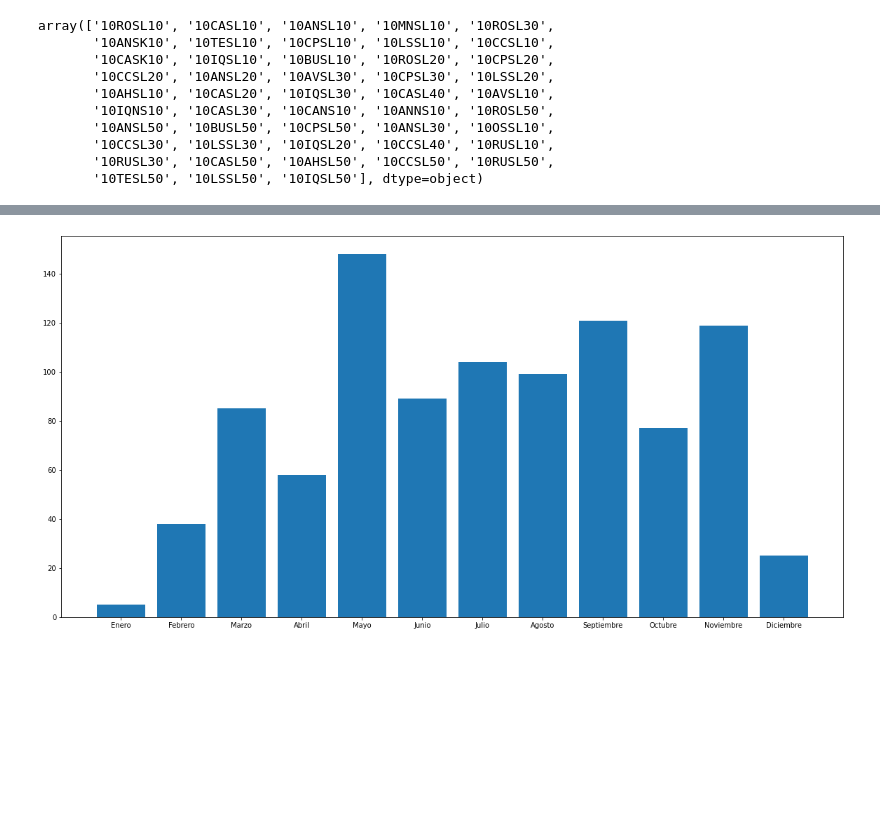
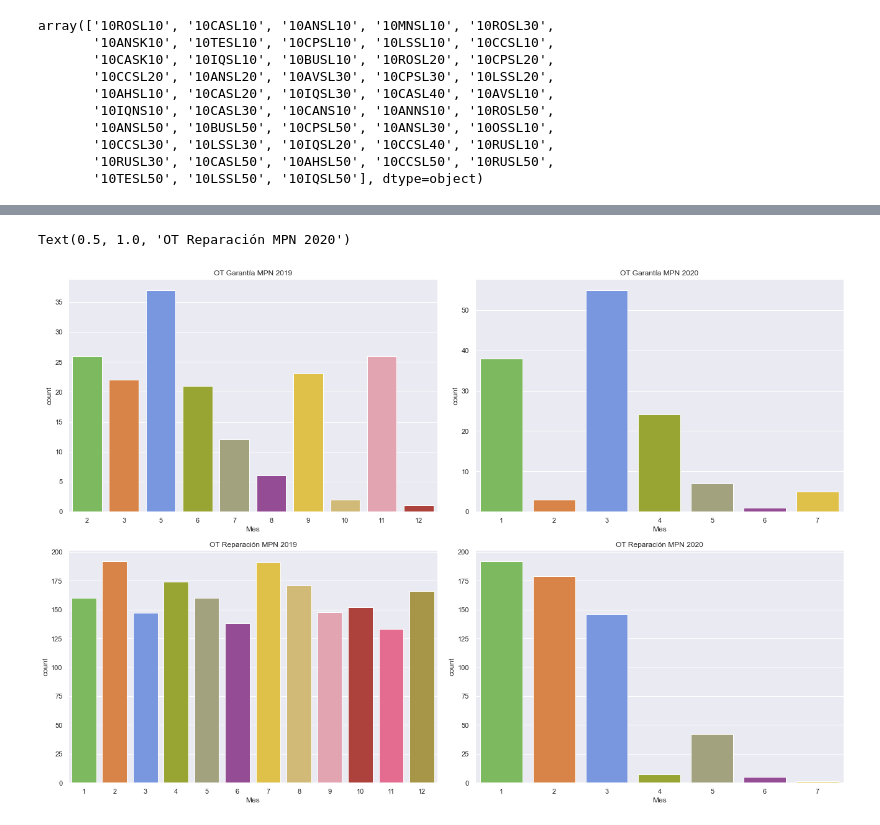
Before and after one commit to GabrielVergaraSchifferli/PROINN, a Jupyter notebook: SALFA.ipynb, the cells around one changed output, grey strips where cells are left out. Saved outputs shown, nothing was run; the diff lists cells and outputs as text; code cells hidden in the pictures; blank space fills up the shorter version.

```diff
--- a/SALFA.ipynb
+++ b/SALFA.ipynb
@@ -119,3 +210,32 @@ Rondizzoni_Reparacion = Suc_Rondizzoni.loc[Suc_Rondizzoni['Clase'] == 'Orden de
+# %%
+# Clasificacion por orden de sericio : 'Orden de Servicio Garantia Liviano' y 'Orden de Servicio Reparacion Liviano'
+MPN_Garantia = Suc_MPN.loc[Suc_MPN['Clase'] == 'Orden de Servicio Garantia Liviano']
+MPN_Reparacion = Suc_MPN.loc[Suc_MPN['Clase'] == 'Orden de Servicio Reparacion Liviano']
+
+
+MPNG19 = MPN_Garantia.loc[MPN_Garantia['Año'] == 2019]
+MPNG20 = MPN_Garantia.loc[MPN_Garantia['Año'] == 2020]
+
+MPNR19 = MPN_Reparacion.loc[MPN_Reparacion['Año'] == 2019]
+MPNR20 = MPN_Reparacion.loc[MPN_Reparacion['Año'] == 2020]
+
+sns.set(rc={'figure.figsize':(18,12)})
+
+fig3 = plt.figure(constrained_layout=True)
+spec3 = gridspec.GridSpec(ncols=2, nrows=2, figure=fig3)
+f3_ax1 = fig3.add_subplot(spec3[0, 0])
+f3_ax2 = fig3.add_subplot(spec3[0, 1])
+f3_ax3 = fig3.add_subplot(spec3[1, 0])
+f3_ax4 = fig3.add_subplot(spec3[1, 1])
+
+
+sns.countplot(x='Mes',data=MPNG19, palette=meses_colors, ax=f3_ax1).set_title("OT Garantía MPN 2019")
+sns.countplot(x='Mes',data=MPNG20, palette=meses_colors, ax=f3_ax2).set_title("OT Garantía MPN 2020")
+sns.countplot(x='Mes',data=MPNR19, palette=meses_colors, ax=f3_ax3).set_title("OT Reparación MPN 2019")
+sns.countplot(x='Mes',data=MPNR20, palette=meses_colors, ax=f3_ax4).set_title("OT Reparación MPN 2020")
+# %% [output]
+Text(0.5, 1.0, 'OT Reparación MPN 2020')
+[figure, added]
 # %%
 # Clasificacion por año  para rondizzoni
 
@@ -145,16 +265,3 @@ Meses = ['Enero', 'Febrero', 'Marzo', 'Abril',
 OTS = [len(RG19_1), len(RG19_2),len(RG19_3),len(RG19_4),
             len(RG19_5), len(RG19_6),len(RG19_7),len(RG19_8),
             len(RG19_9), len(RG19_10),len(RG19_11),len(RG19_12),]
-# %%
-plt.figure(figsize=(20,10))
-
-# Create bars
-plt.bar(Meses, OTS)
-
-# Create names on the x-axis
-#plt.xticks(y_pos, bars)
-
-# Show graphic
-plt.show()
-# %% [output]
-[figure, removed]
```
Also changed, not shown: parts of 12 cells of this notebook.
